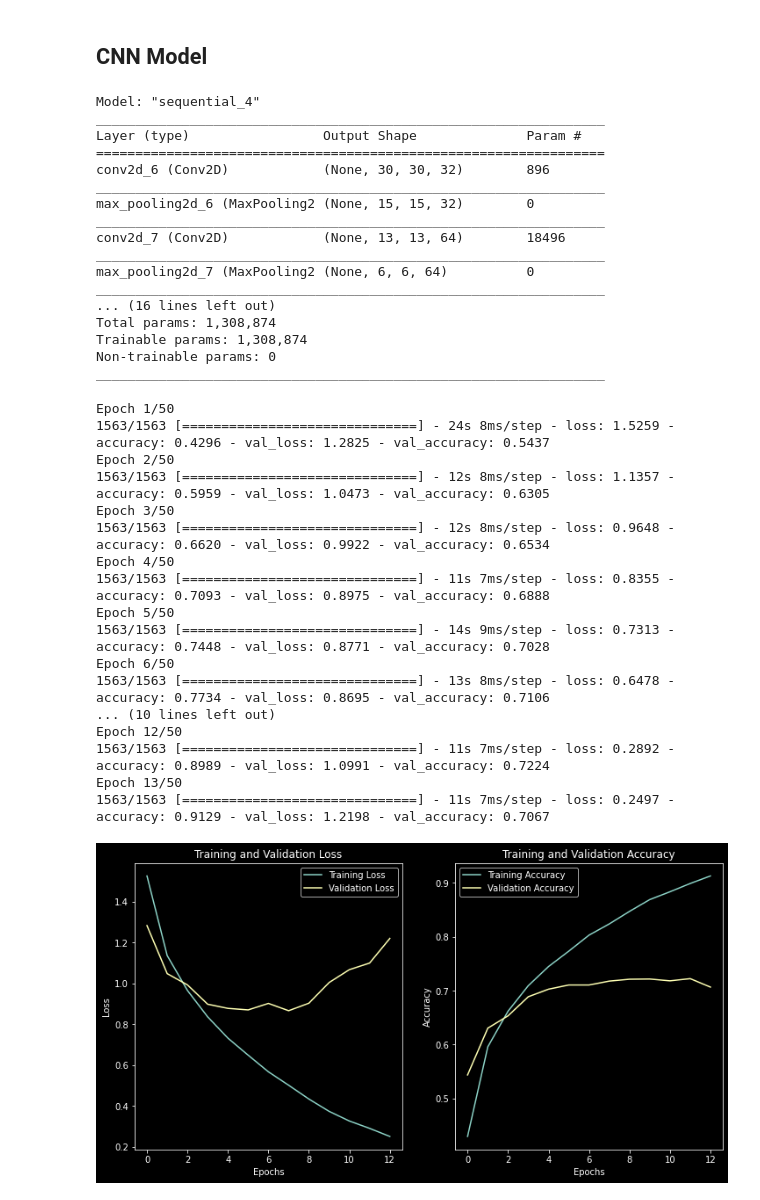
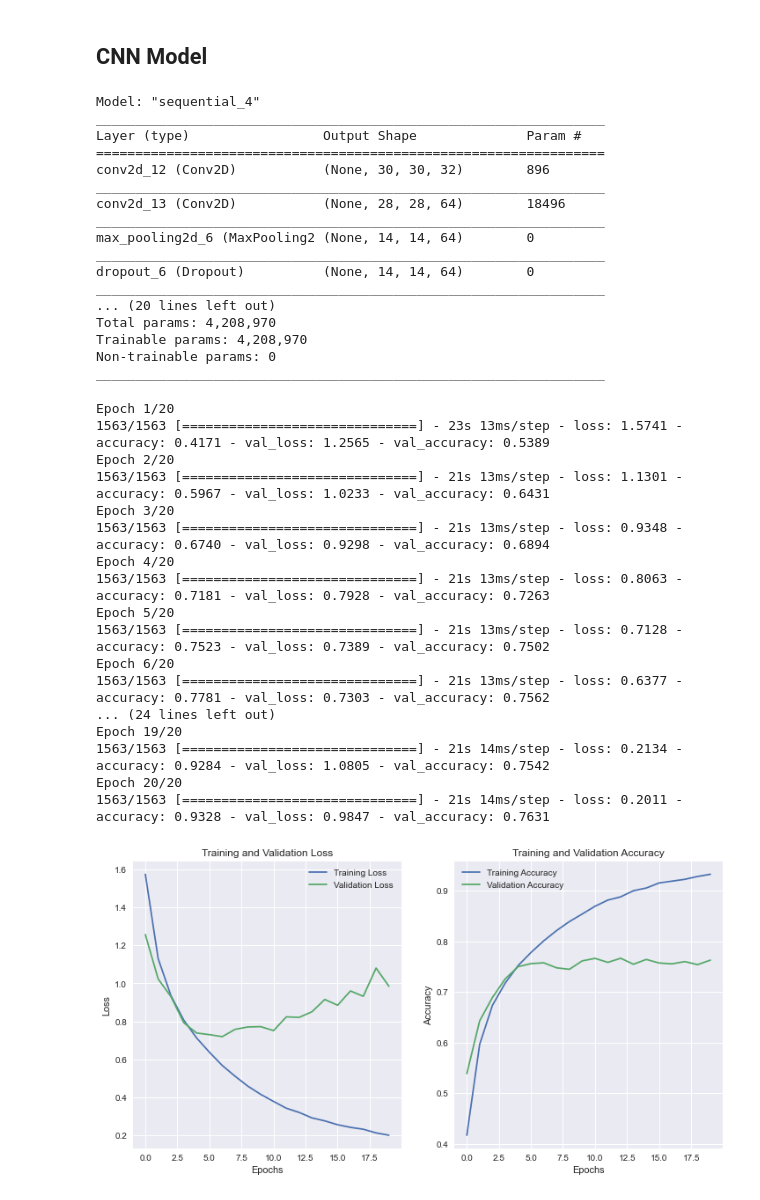
Before and after one commit to AngKS/Deep-Learning-CA1, a Jupyter notebook: cifar10.ipynb, the cells around one changed output. Saved outputs shown, nothing was run; the diff lists cells and outputs as text; code cells hidden in the pictures.

```diff
--- a/cifar10.ipynb
+++ b/cifar10.ipynb
@@ -11,6 +11,9 @@ import tensorflow as tf
 import ssl
 ssl._create_default_https_context = ssl._create_unverified_context
 
+# Change style of matplotlib
+plt.style.use('seaborn')
+
 # Tensorflow statistics
 print(tf.__version__)
 print(tf.config.list_physical_devices('GPU'))
@@ -24,0 +76,4 @@ print(tf.config.list_physical_devices('GPU'))
+# %%
+# flatten the 2D y_train array to 1D
+y_train = y_train.flatten()
+y_train[:5]
@@ -109,10 +200,10 @@ _________________________________________________________________
 # define callbacks for early stopping and model checkpointing
 callbacks = [
     tf.keras.callbacks.EarlyStopping(
-        monitor='val_loss', patience=5),
+        monitor='accuracy', patience=5),
     tf.keras.callbacks.ModelCheckpoint(
         filepath='cifar10_model.h5',
-        monitor='val_loss', save_best_only=True)
+        monitor='accuracy', save_best_only=True)
 ]
 # %%
 # fit model
@@ -141,12 +237,17 @@ Epoch 6/50
 # CNN Model
 
 cnn_model = tf.keras.Sequential([
-    tf.keras.layers.Conv2D(32, (3, 3), activation='relu', input_shape=(32, 32, 3)),
-    tf.keras.layers.MaxPooling2D(2, 2),
+    tf.keras.layers.InputLayer(input_shape=(32, 32, 3)),
+    tf.keras.layers.Conv2D(32, (3, 3), activation='relu'),
     tf.keras.layers.Conv2D(64, (3, 3), activation='relu'),
     tf.keras.layers.MaxPooling2D(2, 2),
+
+    tf.keras.layers.Dropout(0.25),
+    tf.keras.layers.Conv2D(128, (3, 3), activation='relu'),
     tf.keras.layers.Conv2D(128, (3, 3), activation='relu'),
     tf.keras.layers.MaxPooling2D(2, 2),
+
+    tf.keras.layers.Dropout(0.25),
     tf.keras.layers.Flatten(),
     tf.keras.layers.Dense(1024, activation='relu'),
     tf.keras.layers.Dense(512, activation='relu'),
@@ -154,7 +255,8 @@ cnn_model = tf.keras.Sequential([
     tf.keras.layers.Dense(128, activation='relu'),
     tf.keras.layers.Dense(10, activation='softmax')
 ])
-cnn_model.compile(optimizer='adam',
+opt = tf.keras.optimizers.Adam(learning_rate=0.001)
+cnn_model.compile(optimizer=opt,
                   loss='categorical_crossentropy',
                     metrics=['accuracy'])
 cnn_model.summary()
@@ -163,41 +265,41 @@ Model: "sequential_4"
 _________________________________________________________________
 Layer (type)                 Output Shape              Param #
 =================================================================
-conv2d_6 (Conv2D)            (None, 30, 30, 32)        896
+conv2d_12 (Conv2D)           (None, 30, 30, 32)        896
 _________________________________________________________________
-max_pooling2d_6 (MaxPooling2 (None, 15, 15, 32)        0
+conv2d_13 (Conv2D)           (None, 28, 28, 64)        18496
 _________________________________________________________________
-conv2d_7 (Conv2D)            (None, 13, 13, 64)        18496
+max_pooling2d_6 (MaxPooling2 (None, 14, 14, 64)        0
 _________________________________________________________________
-max_pooling2d_7 (MaxPooling2 (None, 6, 6, 64)          0
+dropout_6 (Dropout)          (None, 14, 14, 64)        0
 _________________________________________________________________
-... (16 lines left out)
-Total params: 1,308,874
-Trainable params: 1,308,874
+... (20 lines left out)
+Total params: 4,208,970
+Trainable params: 4,208,970
 Non-trainable params: 0
 _________________________________________________________________
 # %%
 # fit cnn model
-cnn_result = cnn_model.fit(X_train, y_train, epochs=50,
+cnn_result = cnn_model.fit(X_train, y_train, epochs=20,
               validation_data=(X_test, y_test),
               callbacks=callbacks)
 plotLossAccGraph(cnn_result)
 # %% [output]
-Epoch 1/50
-1563/1563 [==============================] - 24s 8ms/step - loss: 1.5259 - accuracy: 0.4296 - val_loss: 1.2825 - val_accuracy: 0.5437
-Epoch 2/50
-1563/1563 [==============================] - 12s 8ms/step - loss: 1.1357 - accuracy: 0.5959 - val_loss: 1.0473 - val_accuracy: 0.6305
-Epoch 3/50
-1563/1563 [==============================] - 12s 8ms/step - loss: 0.9648 - accuracy: 0.6620 - val_loss: 0.9922 - val_accuracy: 0.6534
-Epoch 4/50
-1563/1563 [==============================] - 11s 7ms/step - loss: 0.8355 - accuracy: 0.7093 - val_loss: 0.8975 - val_accuracy: 0.6888
-Epoch 5/50
-1563/1563 [==============================] - 14s 9ms/step - loss: 0.7313 - accuracy: 0.7448 - val_loss: 0.8771 - val_accuracy: 0.7028
-Epoch 6/50
-1563/1563 [==============================] - 13s 8ms/step - loss: 0.6478 - accuracy: 0.7734 - val_loss: 0.8695 - val_accuracy: 0.7106
-... (10 lines left out)
-Epoch 12/50
-1563/1563 [==============================] - 11s 7ms/step - loss: 0.2892 - accuracy: 0.8989 - val_loss: 1.0991 - val_accuracy: 0.7224
-Epoch 13/50
-1563/1563 [==============================] - 11s 7ms/step - loss: 0.2497 - accuracy: 0.9129 - val_loss: 1.2198 - val_accuracy: 0.7067
+Epoch 1/20
+1563/1563 [==============================] - 23s 13ms/step - loss: 1.5741 - accuracy: 0.4171 - val_loss: 1.2565 - val_accuracy: 0.5389
+Epoch 2/20
+1563/1563 [==============================] - 21s 13ms/step - loss: 1.1301 - accuracy: 0.5967 - val_loss: 1.0233 - val_accuracy: 0.6431
+Epoch 3/20
+1563/1563 [==============================] - 21s 13ms/step - loss: 0.9348 - accuracy: 0.6740 - val_loss: 0.9298 - val_accuracy: 0.6894
+Epoch 4/20
+1563/1563 [==============================] - 21s 13ms/step - loss: 0.8063 - accuracy: 0.7181 - val_loss: 0.7928 - val_accuracy: 0.7263
+Epoch 5/20
+1563/1563 [==============================] - 21s 13ms/step - loss: 0.7128 - accuracy: 0.7523 - val_loss: 0.7389 - val_accuracy: 0.7502
+Epoch 6/20
+1563/1563 [==============================] - 21s 13ms/step - loss: 0.6377 - accuracy: 0.7781 - val_loss: 0.7303 - val_accuracy: 0.7562
+... (24 lines left out)
+Epoch 19/20
+1563/1563 [==============================] - 21s 14ms/step - loss: 0.2134 - accuracy: 0.9284 - val_loss: 1.0805 - val_accuracy: 0.7542
+Epoch 20/20
+1563/1563 [==============================] - 21s 14ms/step - loss: 0.2011 - accuracy: 0.9328 - val_loss: 0.9847 - val_accuracy: 0.7631
-[figure, old version]
+[figure, new version]
```
Also changed, not shown: parts of 20 cells of this notebook, 2 other files.
